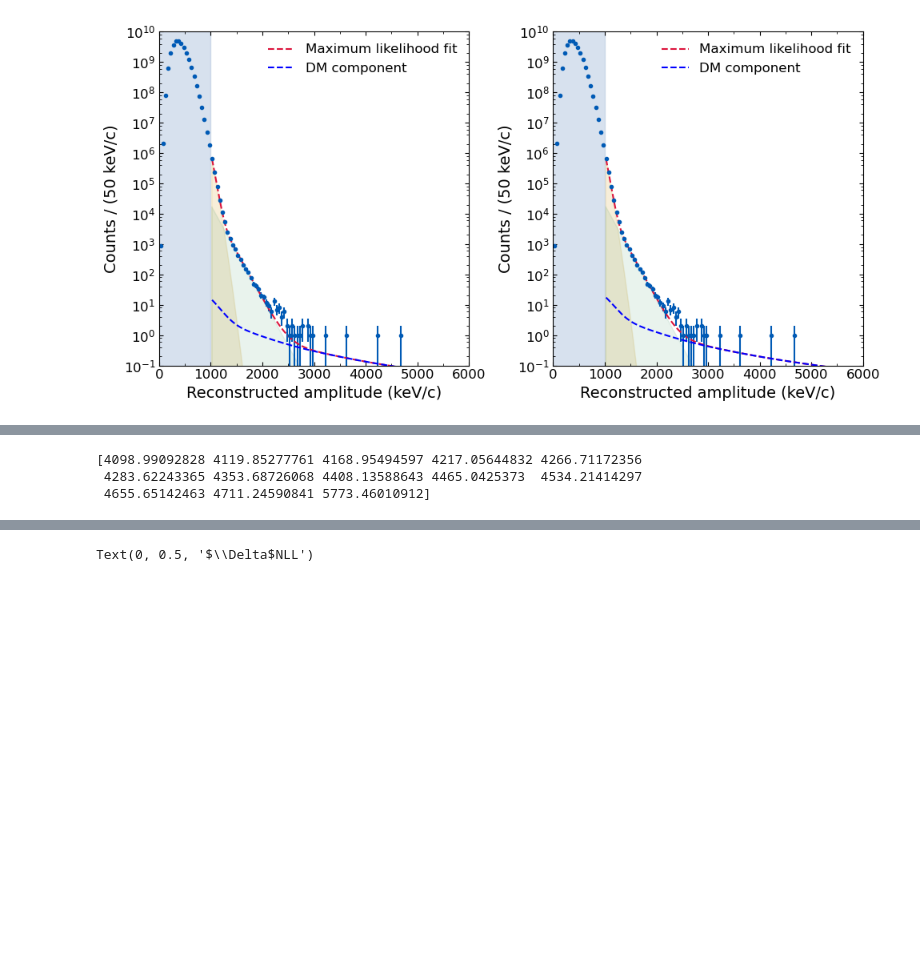
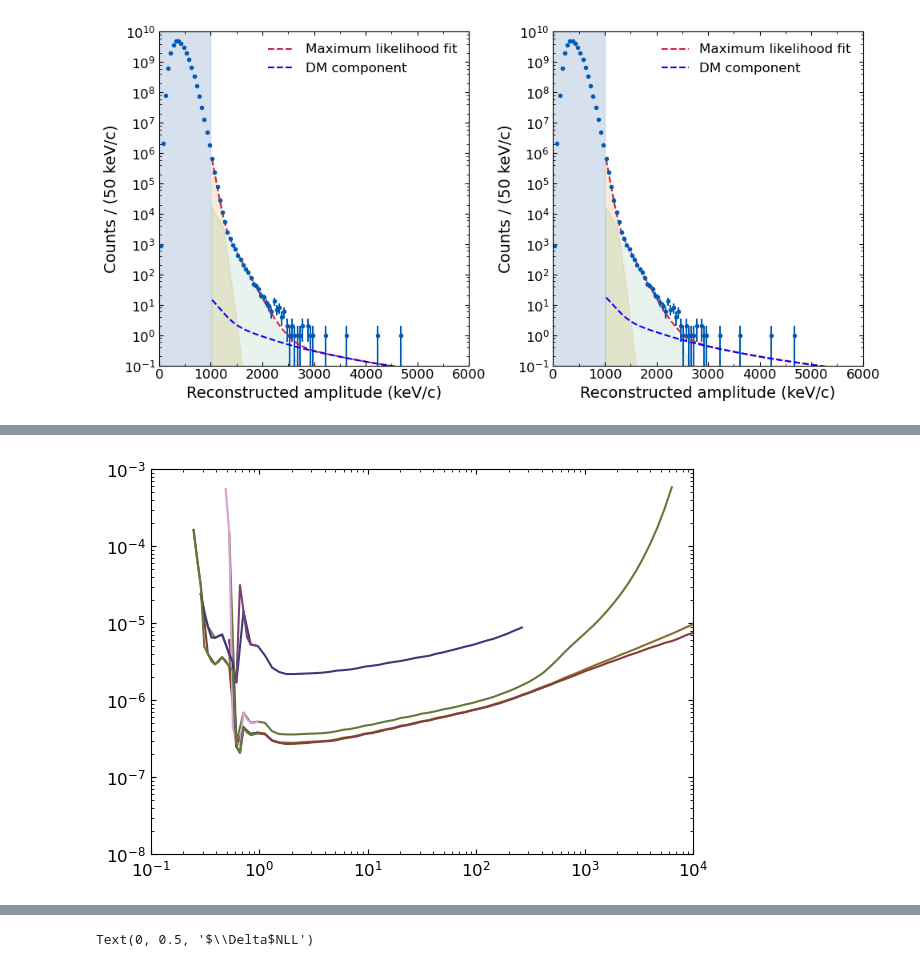
Before and after one commit to yuhants/dm_nanospheres, a Jupyter notebook: analysis_notebooks/sphere_combined_dm_analysis.ipynb, the cells around one changed output, grey strips where cells are left out. Drawn from its saved outputs; the diff is of its cells as text; code cells hidden in the pictures; blank space fills up the shorter version.

```diff
--- a/analysis_notebooks/sphere_combined_dm_analysis.ipynb
+++ b/analysis_notebooks/sphere_combined_dm_analysis.ipynb
@@ -464,6 +456,0 @@ events_interval = amp_combined[amp_combined > 4000]
-# %%
-print(events_interval)
-# %% [output]
-[4098.99092828 4119.85277761 4168.95494597 4217.05644832 4266.71172356
- 4283.62243365 4353.68726068 4408.13588643 4465.0425373  4534.21414297
- 4655.65142463 4711.24590841 5773.46010912]
@@ -469,0 +521,29 @@ print(events_interval)
+# %%
+lim_10ev_coarse = get_alpha_limits(10, 'sphere_20250103', 'coarse')
+lim_1ev_coarse = get_alpha_limits(1, 'sphere_20250103', 'coarse')
+lim_0_1ev_coarse = get_alpha_limits(0.1, 'sphere_20250103', 'coarse')
+lim_0_01ev_coarse = get_alpha_limits(0.01, 'sphere_20250103', 'coarse')
+
+lim_10ev_fine_left = get_alpha_limits(10, 'sphere_20250103', 'fine_left')
+lim_1ev_fine_left = get_alpha_limits(1, 'sphere_20250103', 'fine_left')
+lim_0_1ev_fine_left = get_alpha_limits(0.1, 'sphere_20250103', 'fine_left')
+lim_0_01ev_fine_left = get_alpha_limits(0.01, 'sphere_20250103', 'fine_left')
+# %%
+plt.plot(lim_10ev_coarse[0], lim_10ev_coarse[1], '-')
+plt.plot(lim_1ev_coarse[0], lim_1ev_coarse[1], '-')
+plt.plot(lim_0_1ev_coarse[0], lim_0_1ev_coarse[1], '-')
+plt.plot(lim_0_01ev_coarse[0], lim_0_01ev_coarse[1], '-')
+
+plt.plot(lim_10ev_fine_left[0], lim_10ev_fine_left[1], '-')
+plt.plot(lim_1ev_fine_left[0], lim_1ev_fine_left[1], '-')
+plt.plot(lim_0_1ev_fine_left[0], lim_0_1ev_fine_left[1], '-')
+plt.plot(lim_0_01ev_fine_left[0], lim_0_01ev_fine_left[1], '-')
+
+
+
+plt.xlim(1e-1, 1e4)
+plt.ylim(1e-8, 1e-3)
+plt.xscale('log')
+plt.yscale('log')
+# %% [output]
+[figure, added]
```
Also changed, not shown: parts of 23 cells of this notebook, 19 other files.
